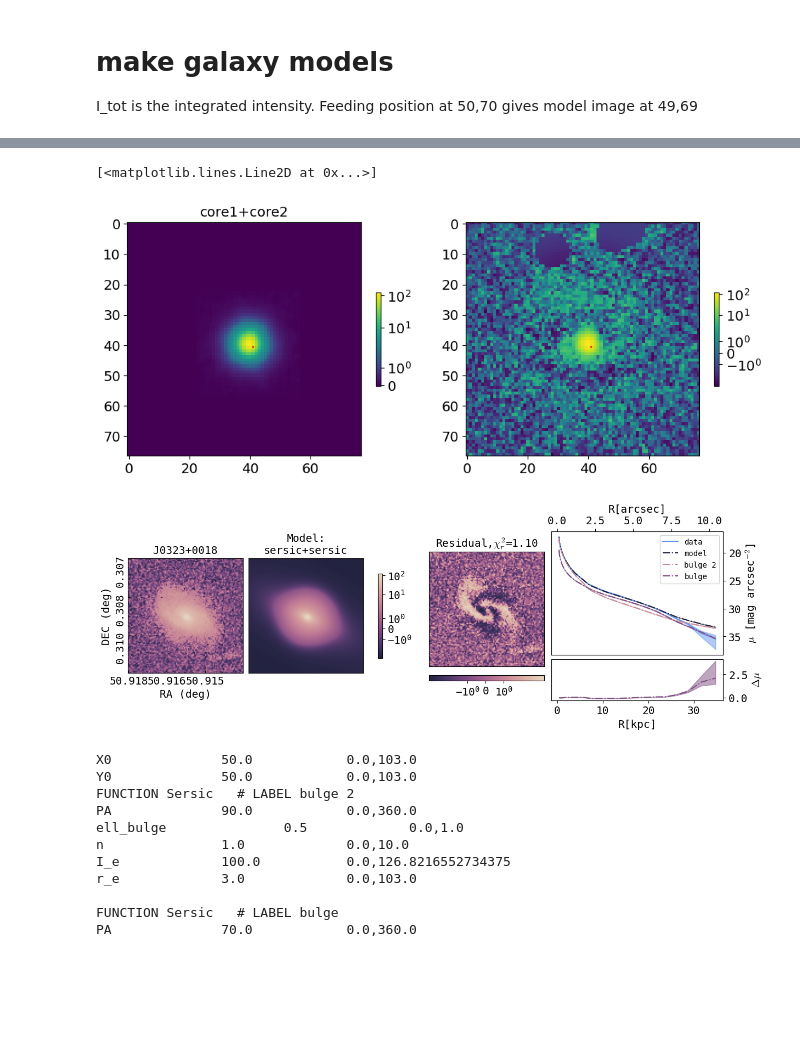
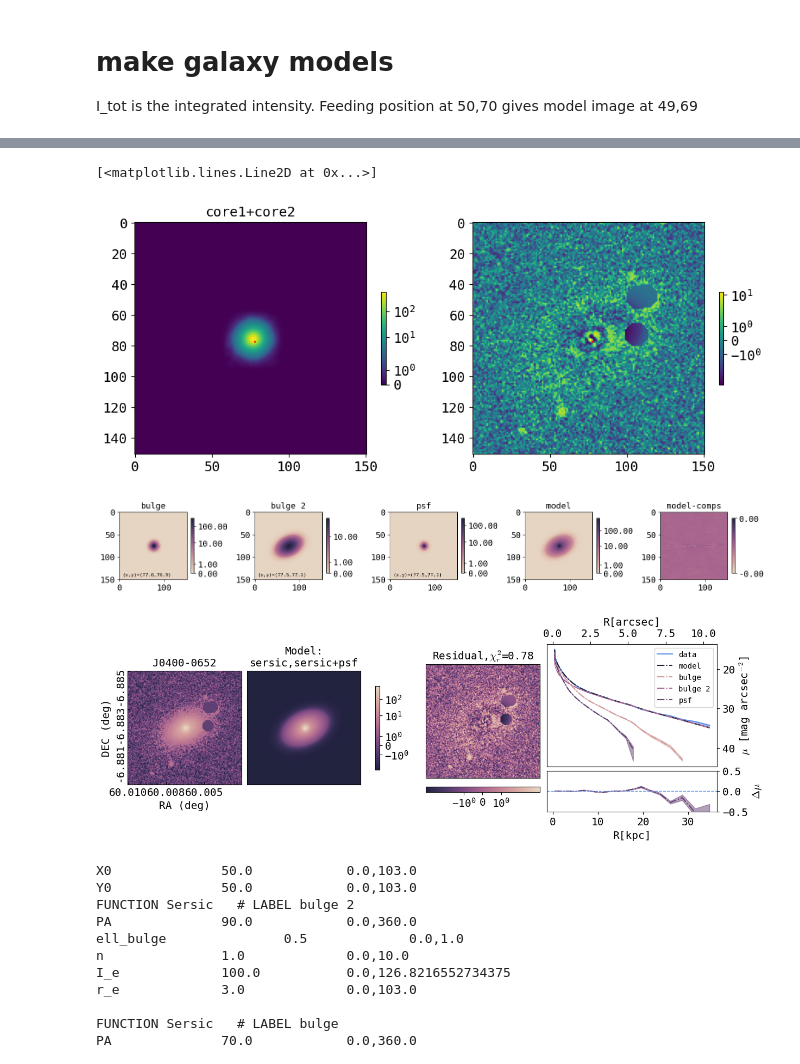
Before and after one commit to insepien/dualAGN, a Jupyter notebook: scrap_notebooks/checkFit.ipynb, the cells around one changed output, grey strips where cells are left out. Cells and saved outputs as stored; diff of their text form; code cells hidden in the pictures; blank space fills up the shorter version.

Commit message:
minor plot and fit changes

```diff
--- a/scrap_notebooks/checkFit.ipynb
+++ b/scrap_notebooks/checkFit.ipynb
@@ -531,5 +533,5 @@ def mask_image(image,rad,intens,agn_mask_size):
     masked_im = np.where(mask==0,image,0)
     return masked_im
 
-# plt.imshow(mask_image(image=imageAGN,rad=5,intens=10,agn_mask_size=25), norm='symlog')
-# imageAGN_masked = mask_image(image=imageAGN,rad=5,intens=10,agn_mask_size=25)
+plt.imshow(mask_image(image=imageAGN,rad=7,intens=10,agn_mask_size=25), norm='symlog')
+imageAGN_masked = mask_image(image=imageAGN,rad=7,intens=10,agn_mask_size=25)
@@ -536,5 +540,5 @@ def mask_image(image,rad,intens,agn_mask_size):
 # %%
-on = "J0323+0018"
+on = "J0400-0652"
 imageFile = glob.glob(os.path.expanduser("~/agn-result/box/final_cut/"+on+"*"))[-1]
 imageAGN = fits.getdata(os.path.expanduser(imageFile))
 with open(os.path.expanduser("~/research-data/psf-results/psf_pkls/psf_"+on+".pkl"),"rb") as f:
@@ -626,7 +630,7 @@ GaussianRingAzParamsDict = {'PA': [40, 0,360], 'ell': [0.5, 0,1], 'A_maj':[100,0
                           'R_ring':[10,0,100],'sigma_r':[5,0,100]}
 gausR_dict = {'name': "GaussianRingAz", 'label': "GaussianRingAz", 'parameters': GaussianRingAzParamsDict}
 
-exponentialParamDict = {'PA': [130, 0,100], 'ell': [0.2, 0,1], 'I_0': [1, 0.0,Imax], 'h': [10, 0,50]}
+exponentialParamDict = {'PA': [60, 0,100], 'ell': [0.1, 0,1], 'I_0': [20, 0.0,Imax], 'h': [10, 0,50]}
 exp2_dict = {'name': "Exponential", 'label': "disk", 'parameters':exponentialParamDict}
 
 flatbar = {'PA':[30,0,360], 'ell':[0.1,0,1],
@@ -636,13 +640,13 @@ flatbar = {'PA':[30,0,360], 'ell':[0.1,0,1],
 flatbar0_dict = {'name': "FlatBar", 'label': "flat_bar", 'parameters':flatbar}
 
 
-sersicParamsDict = {'PA': [200, 0, 360], 'ell_bulge': [0.1, 0, 1],
+sersicParamsDict = {'PA': [60, 0, 360], 'ell_bulge': [0.1, 0, 1],
                     'n': [1, 0.0, 10],'I_e': [1, 0.0,Imax], 'r_e': [20, 0.0, framelim]}
 sersic2_dict = {'name': "Sersic", 'label': "bulge 2", 'parameters': sersicParamsDict}
 
 sersic1_dict = {'name': "Sersic", 'label': "bulge 1", 'parameters': sersicParamsDict}
 
-sersic3ParamsDict = {'PA': [130, 0, 360], 'ell_bulge': [0.2, 0, 1],
+sersic3ParamsDict = {'PA': [60, 0, 360], 'ell_bulge': [0.1, 0, 1],
                     'n': [4, 0.0, 10],'I_e': [10, 0.0,Imax], 'r_e': [15, 0.0, framelim]}
 sersic3_dict = {'name': "Sersic", 'label': "bulge 3", 'parameters': sersic3ParamsDict}
 
@@ -651,10 +655,10 @@ ext_sersicParamsDict = {'PA': [130, 0, 360], 'ell_bulge': [0.3, 0, 1],
 sersic_ext_dict = {'name': "Sersic", 'label': "ext bulge", 'parameters': sersicParamsDict}
 
 
-funcset_dict_sersic1= {'X0': [40,0,framelim], 'Y0': [40,0,framelim],
-                    'function_list': [sersic2_dict,sersic_dict]}
+funcset_dict_sersic1= {'X0': [midF,0,framelim], 'Y0': [midF,0,framelim],
+                    'function_list': [sersic_dict,sersic2_dict,psf_dict]}
 funcset_dict_sersic2= {'X0': [xs[0],0,framelim], 'Y0': [ys[0],0,framelim],
-                    'function_list': [psf_dict]}
+                    'function_list': [sersic2_dict,psf_dict]}
 funcset_dict_sersic3= {'X0': [xs[1],0,framelim], 'Y0': [ys[1],0,framelim],
                     'function_list': [sersic2_dict]}
 
@@ -677,7 +681,7 @@ gain = hdu0.header['GAIN'] #fits: no unit specified, pf: in electrons/ADU
 noise=hdu.header['EFFRN'] #fits:[e-], pf: in electrons
 numcom=hdu.header['NCOADD'] #Number of Averaged Frames
 # Try for only 1 model
-imageAGN_bs = imageAGN-sky
+imageAGN_bs = imageAGN_masked-sky
 image = imageAGN_bs
 config0, modelIm0, fitRes0, pname0,fitter0  = _dofit_no_oversp(model,dataImage=image, psf=epsf,solver="LM",
                                                   readnoise=noise, expT=exptime, skylevel = sky_level, ncom=numcom,effgain=gain)
@@ -724,7 +730,7 @@ NameError: name 'isolist_comps' is not defined
 # %%
 fig,ax = plt.subplots(1,2,figsize=(10,4))
-im0=ax[0].imshow(comp_ims[1]+comp_ims[2],norm='symlog')
-im1=ax[1].imshow(image-comp_ims[0],norm='symlog')
+im0=ax[0].imshow(comp_ims[1],norm='symlog')
+im1=ax[1].imshow(image-m,norm='symlog')
 ax[0].set_title('core1+core2')
 [fig.colorbar([im0,im1][i],ax=ax[i],shrink=0.4) for i in range(2)]
 fig.tight_layout();
@@ -734,16 +740,17 @@ ax[1].plot(comp_pos[0][0],comp_pos[0][1],"ro",markersize=1)
 #[print(f"{pname0[i]}: {fitRes0.params[i]:.2f} ") for i in range(len(fitRes0.params))];
 # %% [output]
 [<matplotlib.lines.Line2D at 0x...>]
-[figure, old version]
+[figure, new version]
 # %%
-modelname = 'sersic+sersic'
-# isolist_data = make_data_isophotes(image,10,midF)
-# isolist_comps = make_model_isophotes(isolist_data,comp_ims,comp_names,midF)
-# plot_model_components(comp_ims,comp_names,comp_pos,isolist_comps)
-# sma_arcsec, sma_kpc, mu_data,mu_models,skycoords = radial_plot_params(imageFile, framelim,isolist_data,isolist_comps,hdu_exp=hdu0,z=0.2)
+modelname = 'sersic,sersic+psf'
+isolist_data = make_data_isophotes(image,10,midF)
+isolist_comps = make_model_isophotes(isolist_data,comp_ims,comp_names,midF)
+plot_model_components(comp_ims,comp_names,comp_pos,isolist_comps)
+sma_arcsec, sma_kpc, mu_data,mu_models,skycoords = radial_plot_params(imageFile, framelim,isolist_data,isolist_comps,hdu_exp=hdu0,z=0.2)
 plot_everything(on,image,m,modelname,comp_names,fsr,sma_arcsec,sma_kpc,mu_data,mu_models,skycoords,colormap="ch:s=-.3,r=.6")
 # %% [output]
-[figure, old version]
+[figure, new version]
+[figure, added]
 # %%
 # comp_tot = [psf1,psf2,comp_ims[0]]
 # comp_tot.append(np.sum(comp_tot,axis=0))
```
Also changed, not shown: parts of 5 cells of this notebook, 6 other files.
